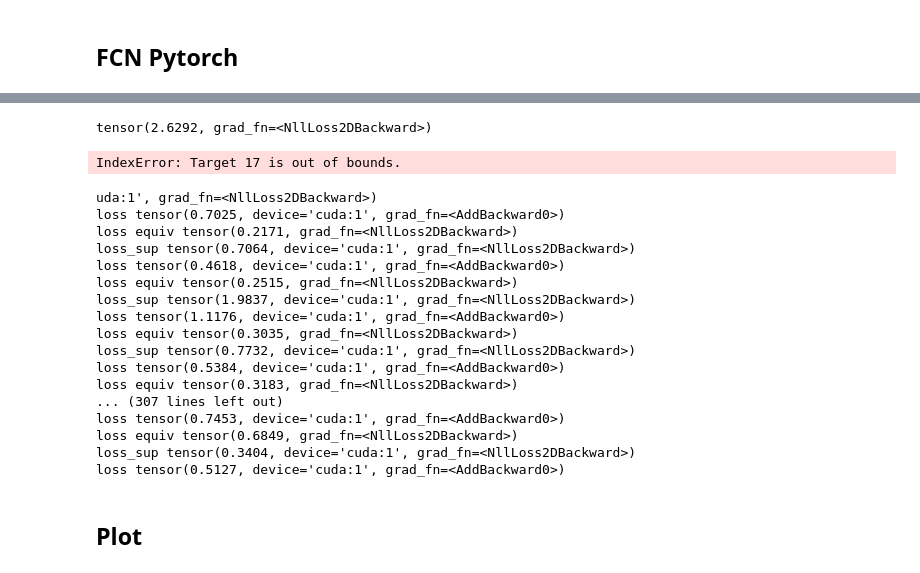
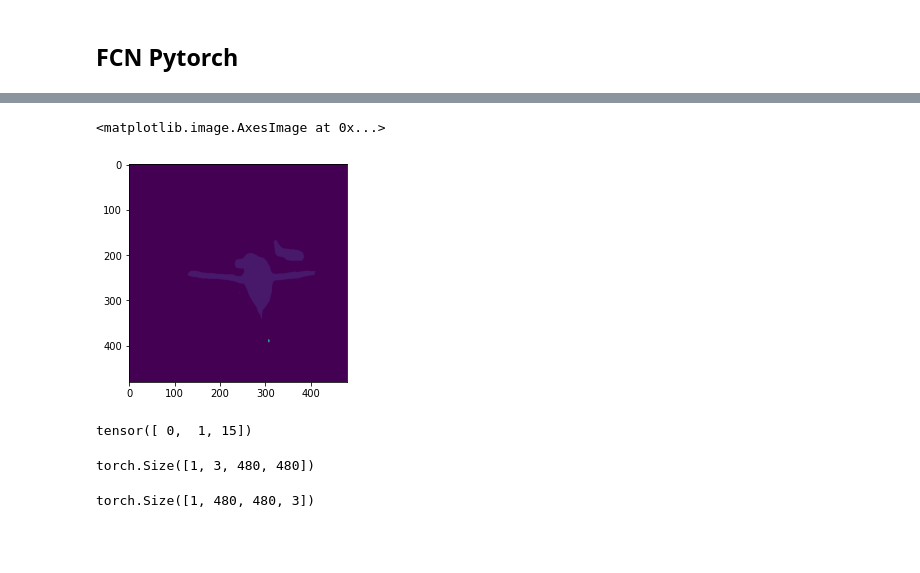
Before and after one commit to ykrmm/equivariance_model, a Jupyter notebook: notebooks/Debug.ipynb, the cells around one changed output, grey strips where cells are left out. Drawn from its saved outputs; the diff is of its cells as text; code cells hidden in the pictures; blank space fills up the shorter version.

Commit message:
rot equiv with pytorch + iter accumulation update finally bro

```diff
--- a/notebooks/Debug.ipynb
+++ b/notebooks/Debug.ipynb
@@ -53,7 +53,7 @@ fcn= True
 pretrained=True
 
 # GPU
-gpu = 3
+gpu = 1
 # TRAIN PARAMETERS
 batch_size = 2
 gamma = 0.5
@@ -132,4 +118,5 @@ def load_model(file=None,fcn=False,pretrained=False):
         model = torch.load(os.path.join(SAVE_DIR,file))
     return model
 # %%
-model = load_model(file=None,fcn=fcn,pretrained=False)
+model = load_model(file=None,fcn=False,pretrained=True)
+model.to(device)
@@ -177,50 +161,24 @@ loss_equiv,acc = U.compute_scale_equiv_batch(x,model,size=(size,size),\
-# %%
-loss_equiv
-# %% [output]
-tensor(2.6292, grad_fn=<NllLoss2DBackward>)
-# %%
-loss_sup = criterion_supervised(x,m)
-# %% [output]
-IndexError: Target 17 is out of bounds.
-# %%
-for batch_sup,batch_unsup in zip(dataloader_train_sup,dataloader_train_equiv):
-    optimizer.zero_grad()
-    min_f,max_f = scale_factor
-    factor = random.uniform(min_f,max_f)
-    size = int(size_img[0] * factor)
-    x_unsup,_ = batch_unsup
-    loss_equiv,acc = U.compute_scale_equiv_batch(x_unsup,model,size=(size,size),\
-                                                criterion=criterion_unsupervised,Loss = Loss,\
-                                                device=device)
-    print('loss equiv',loss_equiv)
-    x,mask = batch_sup
-    x = x.to(device)
-    mask = mask.to(device)
-    pred = model(x)["out"]
-    loss_equiv = loss_equiv.to(device) # otherwise bug in combining the loss
-    loss_sup = criterion_supervised(pred,mask)
-    print('loss_sup',loss_sup)
-    loss = gamma*loss_sup + (1-gamma)*loss_equiv # combine loss
-    print('loss',loss)
-    loss.backward()
-    optimizer.step()
-# %% [output]
-uda:1', grad_fn=<NllLoss2DBackward>)
-loss tensor(0.7025, device='cuda:1', grad_fn=<AddBackward0>)
-loss equiv tensor(0.2171, grad_fn=<NllLoss2DBackward>)
-loss_sup tensor(0.7064, device='cuda:1', grad_fn=<NllLoss2DBackward>)
-loss tensor(0.4618, device='cuda:1', grad_fn=<AddBackward0>)
-loss equiv tensor(0.2515, grad_fn=<NllLoss2DBackward>)
-loss_sup tensor(1.9837, device='cuda:1', grad_fn=<NllLoss2DBackward>)
-loss tensor(1.1176, device='cuda:1', grad_fn=<AddBackward0>)
-loss equiv tensor(0.3035, grad_fn=<NllLoss2DBackward>)
-loss_sup tensor(0.7732, device='cuda:1', grad_fn=<NllLoss2DBackward>)
-loss tensor(0.5384, device='cuda:1', grad_fn=<AddBackward0>)
-loss equiv tensor(0.3183, grad_fn=<NllLoss2DBackward>)
-... (307 lines left out)
-loss tensor(0.7453, device='cuda:1', grad_fn=<AddBackward0>)
-loss equiv tensor(0.6849, grad_fn=<NllLoss2DBackward>)
-loss_sup tensor(0.3404, device='cuda:1', grad_fn=<NllLoss2DBackward>)
-loss tensor(0.5127, device='cuda:1', grad_fn=<AddBackward0>)
-# %% [markdown]
-## Plot
+# %%
+try:
+    out = out['out'].detach().cpu()
+except:
+    pass
+plt.imshow(out.argmax(dim=1).detach().cpu()[0])
+# %% [output]
+<matplotlib.image.AxesImage at 0x...>
+[figure, added]
+# %%
+torch.unique(out.argmax(dim=1)[0])
+# %% [output]
+tensor([ 0,  1, 15])
+# %%
+i,m=train_dataset_VOC.__getitem__(0)
+i = TF.rotate(i.unsqueeze(0),angle=30)
+print(i.size())
+# %% [output]
+torch.Size([1, 3, 480, 480])
+# %%
+ip = i.clone().transpose_(1,3).transpose_(1,2)
+ip.size()
+# %% [output]
+torch.Size([1, 480, 480, 3])
```
Also changed, not shown: parts of 21 cells of this notebook, 4 other files.
